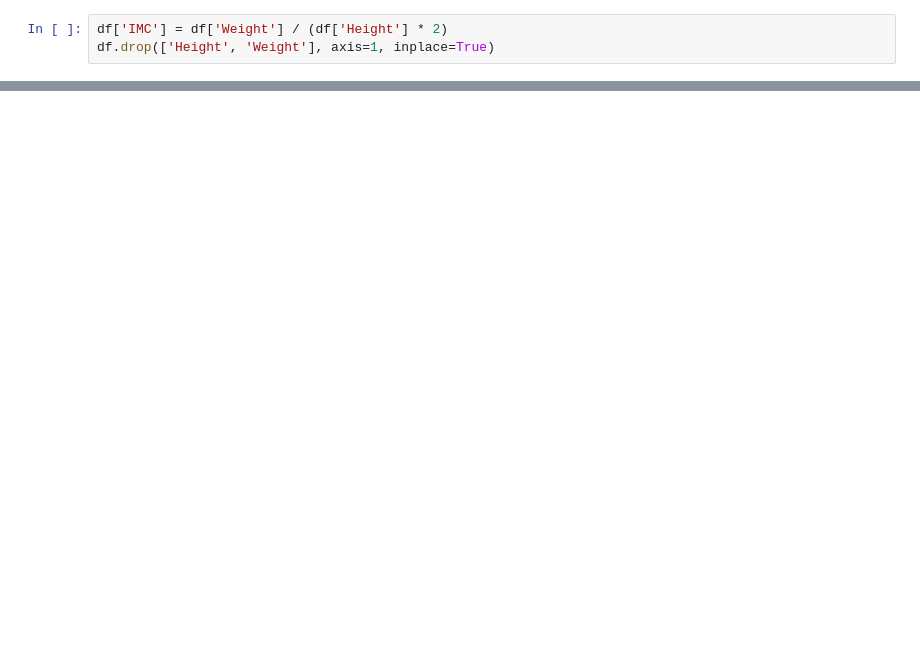
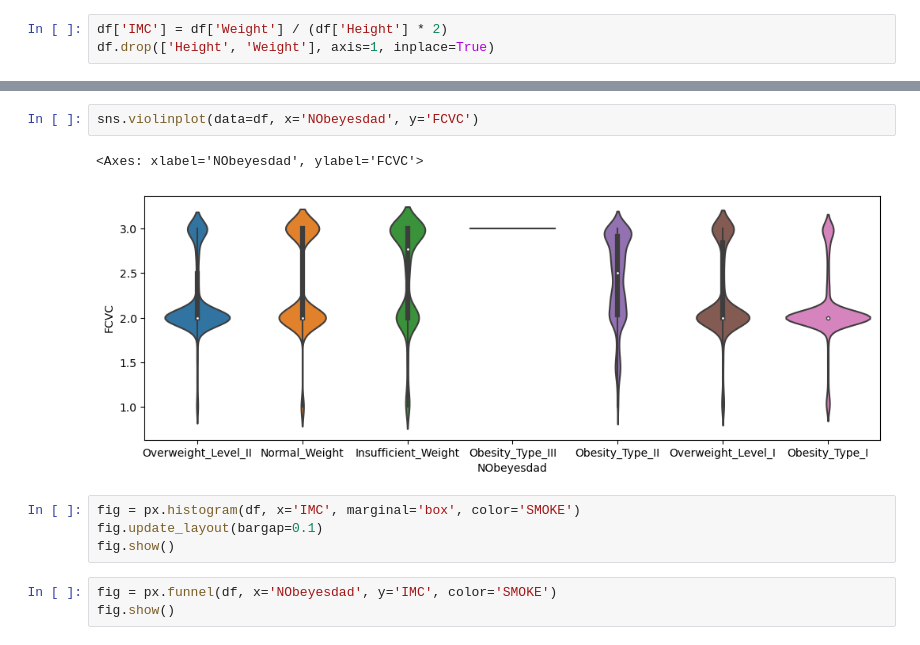
Before and after one commit to JohelPires/kaggle_cp, a Jupyter notebook: obesity3.ipynb, the cells around one changed output, grey strips where cells are left out. Drawn from its saved outputs; the diff is of its cells as text; blank space fills up the shorter version.

```diff
--- a/obesity3.ipynb
+++ b/obesity3.ipynb
@@ -35,0 +69,12 @@ sns.histplot(df['IMC'])
+# %%
+sns.violinplot(data=df, x='NObeyesdad', y='FCVC')
+# %% [output]
+<Axes: xlabel='NObeyesdad', ylabel='FCVC'>
+[figure, added]
+# %%
+fig = px.histogram(df, x='IMC', marginal='box', color='SMOKE')
+fig.update_layout(bargap=0.1)
+fig.show()
+# %%
+fig = px.funnel(df, x='NObeyesdad', y='IMC', color='SMOKE')
+fig.show()
```
Also changed, not shown: parts of 8 cells of this notebook.
